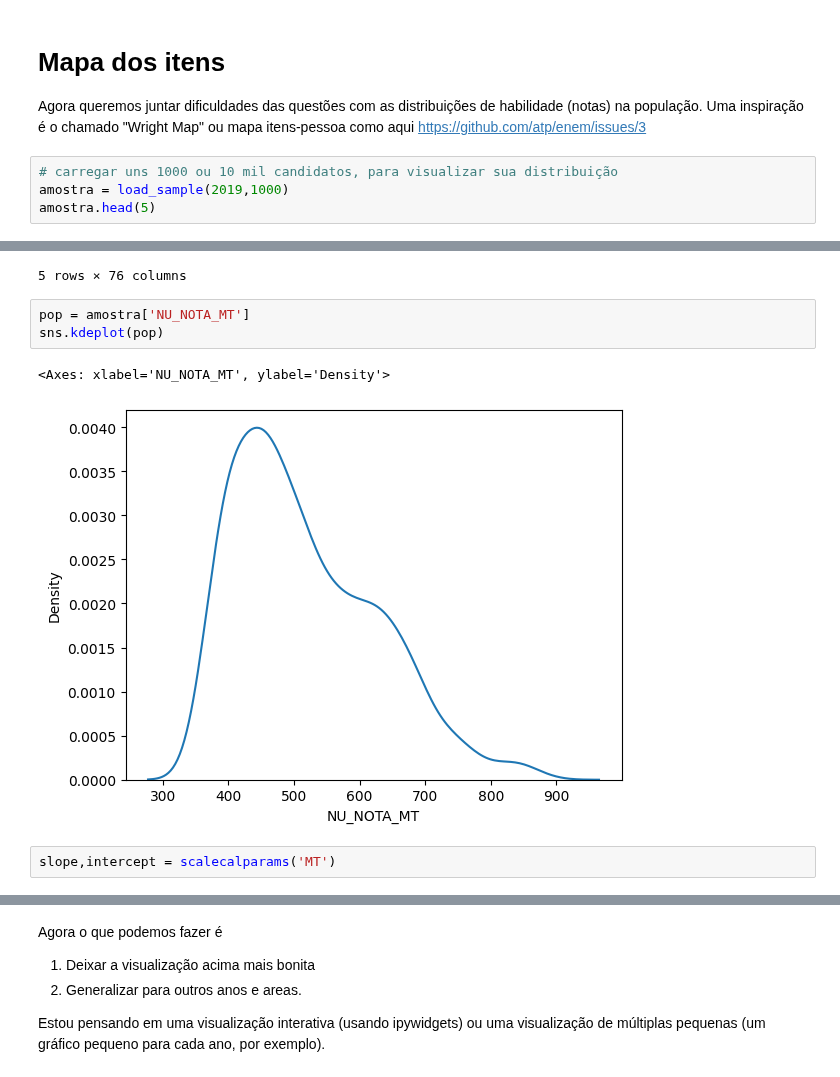
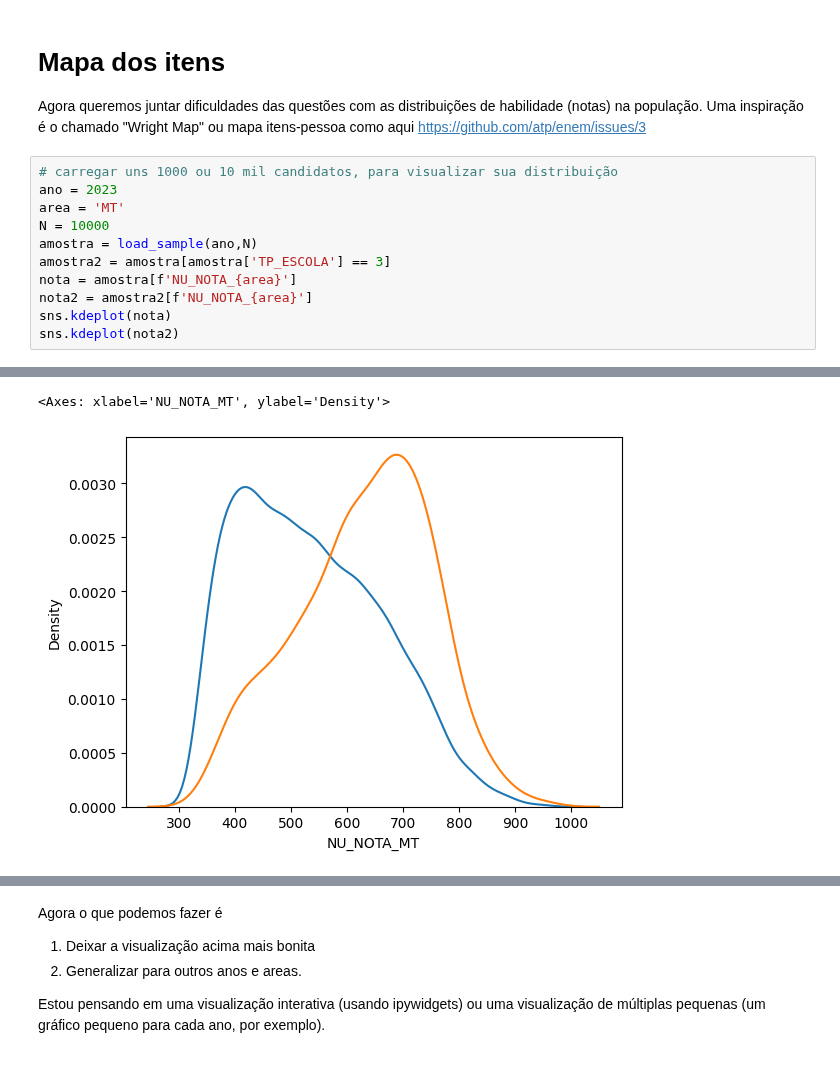
Before and after one commit to atp/enem, a Jupyter notebook: ItemMap.ipynb, the cells around one changed output, grey strips where cells are left out. Saved outputs shown, nothing was run; the diff lists cells and outputs as text.

```diff
--- a/ItemMap.ipynb
+++ b/ItemMap.ipynb
@@ -115,6 +159,13 @@ items
 Agora queremos juntar dificuldades das questões com as distribuições de habilidade (notas) na população. Uma inspiração é o chamado "Wright Map" ou mapa itens-pessoa como aqui https://github.com/atp/enem/issues/3
 # %%
 # carregar uns 1000 ou 10 mil candidatos, para visualizar sua distribuição
-amostra = load_sample(2019,1000)
-amostra.head(5)
+ano = 2023
+area = 'MT'
+N = 10000
+amostra = load_sample(ano,N)
+amostra2 = amostra[amostra['TP_ESCOLA'] == 3]
+nota = amostra[f'NU_NOTA_{area}']
+nota2 = amostra2[f'NU_NOTA_{area}']
+sns.kdeplot(nota)
+sns.kdeplot(nota2)
 # %% [output]
@@ -127,9 +172,2 @@ amostra.head(5)
-5 rows × 76 columns
+<Axes: xlabel='NU_NOTA_MT', ylabel='Density'>
+[figure, added]
-# %%
-pop = amostra['NU_NOTA_MT']
-sns.kdeplot(pop)
-# %% [output]
-<Axes: xlabel='NU_NOTA_MT', ylabel='Density'>
-[figure, removed]
-# %%
-slope,intercept = scalecalparams('MT')
```
Also changed, not shown: parts of 44 cells of this notebook, 5 other files.
